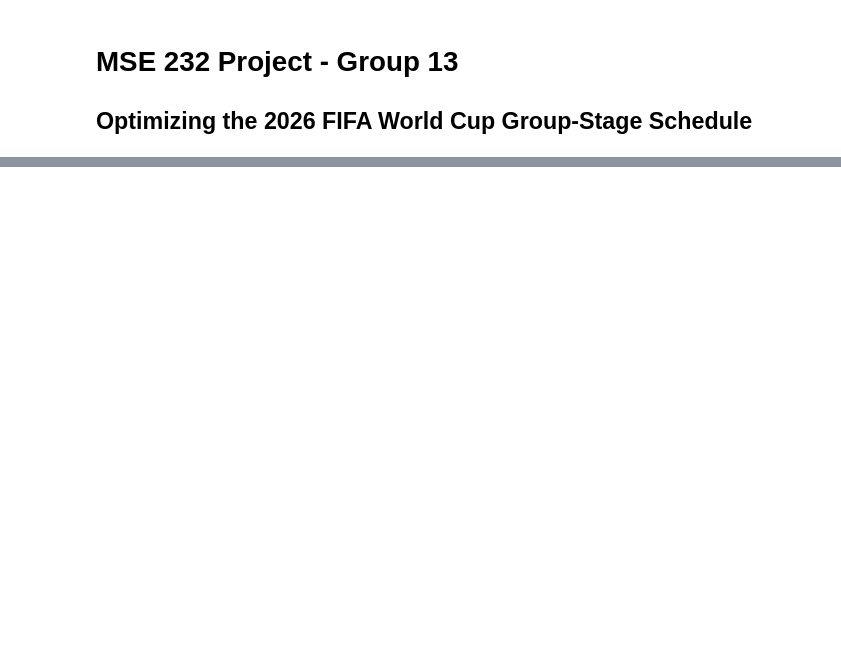
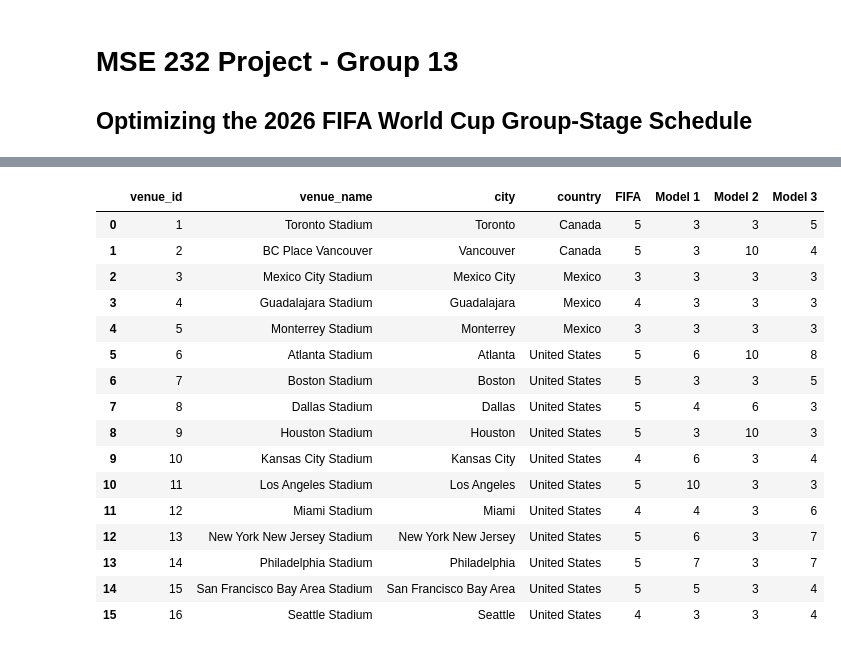
Before and after one commit to aimaandalvi/MSE232_Project, a Jupyter notebook: MSE232_Group13_Project.ipynb, the cells around one changed output, grey strips where cells are left out. Drawn from its saved outputs; the diff is of its cells as text; code cells hidden in the pictures; blank space fills up the shorter version.

```diff
--- a/MSE232_Group13_Project.ipynb
+++ b/MSE232_Group13_Project.ipynb
@@ -4515,0 +5063,62 @@ display(
+# %%
+# venue allocation comparison
+
+venue_comparison_rows = []
+
+
+for v in Venues:
+
+    venue_comparison_rows.append({
+
+        "venue_id":
+            v,
+
+        "venue_name":
+            venue_name[v],
+
+        "city":
+            venue_city[v],
+
+        "country":
+            venue_country[v],
+
+        "FIFA":
+            fifa_venue_usage[v],
+
+        "Model 1":
+            model1_venue_usage[v],
+
+        "Model 2":
+            model2_venue_usage[v],
+
+        "Model 3":
+            model3_venue_usage[v]
+    })
+
+
+venue_comparison = pd.DataFrame(
+    venue_comparison_rows
+)
+
+
+display(
+    venue_comparison
+)
+# %% [output]
+|  | venue_id | venue_name | city | country | FIFA | Model 1 | Model 2 | Model 3 |
+| 0 | 1 | Toronto Stadium | Toronto | Canada | 5 | 3 | 3 | 5 |
+| 1 | 2 | BC Place Vancouver | Vancouver | Canada | 5 | 3 | 10 | 4 |
+| 2 | 3 | Mexico City Stadium | Mexico City | Mexico | 3 | 3 | 3 | 3 |
+| 3 | 4 | Guadalajara Stadium | Guadalajara | Mexico | 4 | 3 | 3 | 3 |
+| 4 | 5 | Monterrey Stadium | Monterrey | Mexico | 3 | 3 | 3 | 3 |
+| 5 | 6 | Atlanta Stadium | Atlanta | United States | 5 | 6 | 10 | 8 |
+| 6 | 7 | Boston Stadium | Boston | United States | 5 | 3 | 3 | 5 |
+| 7 | 8 | Dallas Stadium | Dallas | United States | 5 | 4 | 6 | 3 |
+| 8 | 9 | Houston Stadium | Houston | United States | 5 | 3 | 10 | 3 |
+| 9 | 10 | Kansas City Stadium | Kansas City | United States | 4 | 6 | 3 | 4 |
+| 10 | 11 | Los Angeles Stadium | Los Angeles | United States | 5 | 10 | 3 | 3 |
+| 11 | 12 | Miami Stadium | Miami | United States | 4 | 4 | 3 | 6 |
+| 12 | 13 | New York New Jersey Stadium | New York New Jersey | United States | 5 | 6 | 3 | 7 |
+| 13 | 14 | Philadelphia Stadium | Philadelphia | United States | 5 | 7 | 3 | 7 |
+| 14 | 15 | San Francisco Bay Area Stadium | San Francisco Bay Area | United States | 5 | 5 | 3 | 4 |
+| 15 | 16 | Seattle Stadium | Seattle | United States | 4 | 3 | 3 | 4 |
```
Also changed, not shown: parts of 35 cells of this notebook.
